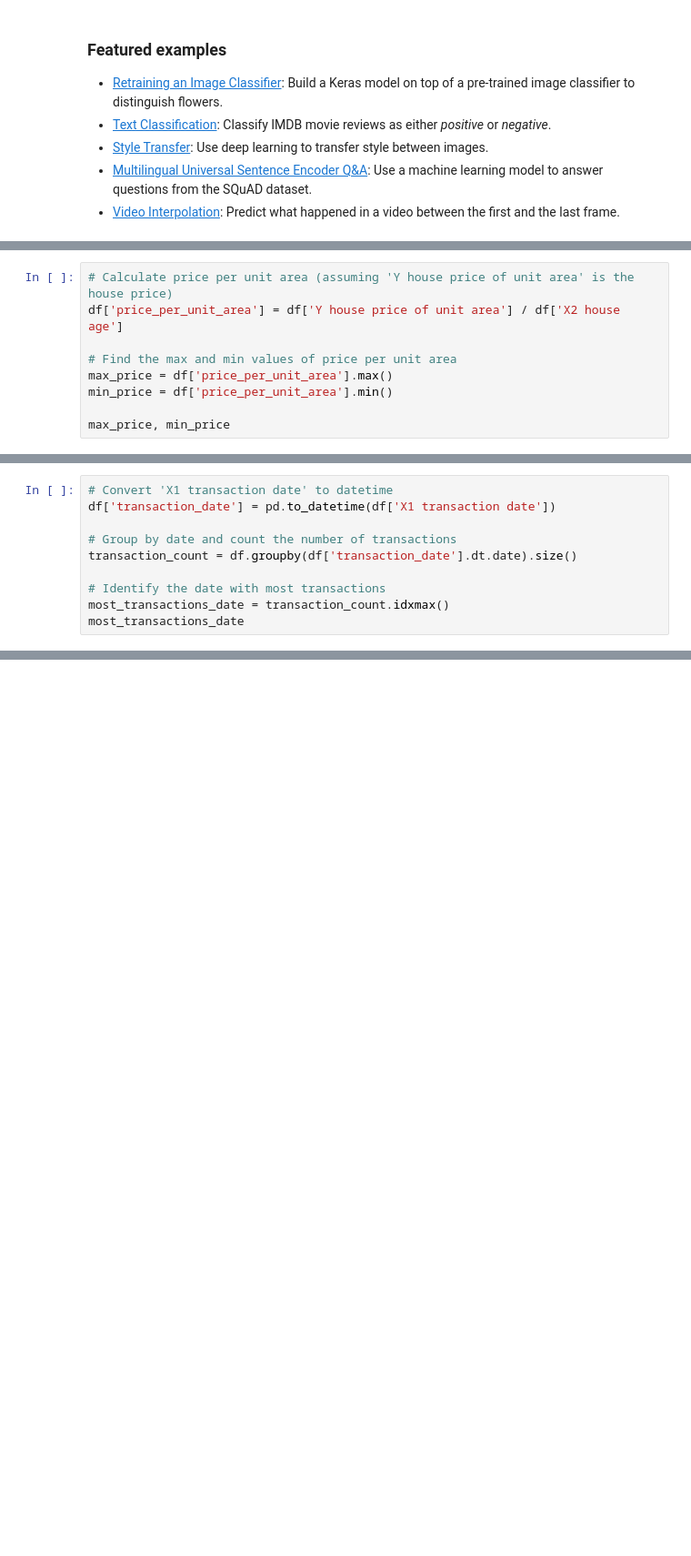
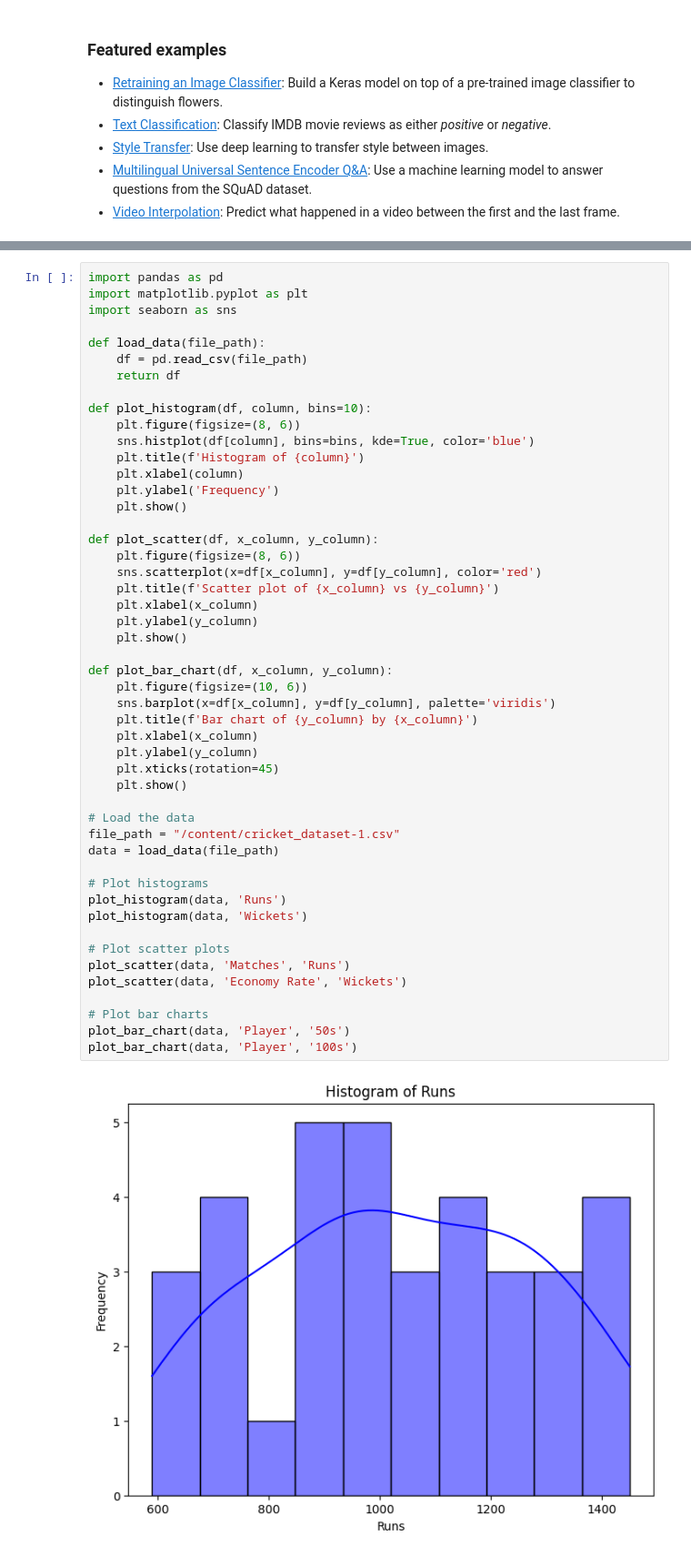
Before and after one commit to 2303a510B1/LAB-5, a Jupyter notebook: Welcome_To_Colab.ipynb, the cells around one changed output, grey strips where cells are left out. Shown: that part at 91% size. Drawn from its saved outputs; the diff is of its cells as text; blank space fills up the shorter version.

```diff
--- a/Welcome_To_Colab.ipynb
+++ b/Welcome_To_Colab.ipynb
@@ -246,9 +186,0 @@ mrt_store_correlation
-# %%
-# Calculate price per unit area (assuming 'Y house price of unit area' is the house price)
-df['price_per_unit_area'] = df['Y house price of unit area'] / df['X2 house age']
-
-# Find the max and min values of price per unit area
-max_price = df['price_per_unit_area'].max()
-min_price = df['price_per_unit_area'].min()
-
-max_price, min_price
@@ -257,10 +186,0 @@ max_price, min_price
-# %%
-# Convert 'X1 transaction date' to datetime
-df['transaction_date'] = pd.to_datetime(df['X1 transaction date'])
-
-# Group by date and count the number of transactions
-transaction_count = df.groupby(df['transaction_date'].dt.date).size()
-
-# Identify the date with most transactions
-most_transactions_date = transaction_count.idxmax()
-most_transactions_date
@@ -278,0 +187,51 @@ mrt_store_correlation
+# %%
+import pandas as pd
+import matplotlib.pyplot as plt
+import seaborn as sns
+
+def load_data(file_path):
+    df = pd.read_csv(file_path)
+    return df
+
+def plot_histogram(df, column, bins=10):
+    plt.figure(figsize=(8, 6))
+    sns.histplot(df[column], bins=bins, kde=True, color='blue')
+    plt.title(f'Histogram of {column}')
+    plt.xlabel(column)
+    plt.ylabel('Frequency')
+    plt.show()
+
+def plot_scatter(df, x_column, y_column):
+    plt.figure(figsize=(8, 6))
+    sns.scatterplot(x=df[x_column], y=df[y_column], color='red')
+    plt.title(f'Scatter plot of {x_column} vs {y_column}')
+    plt.xlabel(x_column)
+    plt.ylabel(y_column)
+    plt.show()
+
+def plot_bar_chart(df, x_column, y_column):
+    plt.figure(figsize=(10, 6))
+    sns.barplot(x=df[x_column], y=df[y_column], palette='viridis')
+    plt.title(f'Bar chart of {y_column} by {x_column}')
+    plt.xlabel(x_column)
+    plt.ylabel(y_column)
+    plt.xticks(rotation=45)
+    plt.show()
+
+# Load the data
+file_path = "/content/cricket_dataset-1.csv"
+data = load_data(file_path)
+
+# Plot histograms
+plot_histogram(data, 'Runs')
+plot_histogram(data, 'Wickets')
+
+# Plot scatter plots
+plot_scatter(data, 'Matches', 'Runs')
+plot_scatter(data, 'Economy Rate', 'Wickets')
+
+# Plot bar charts
+plot_bar_chart(data, 'Player', '50s')
+plot_bar_chart(data, 'Player', '100s')
+# %% [output]
+[figure, added]
```
Also changed, not shown: parts of 11 cells of this notebook.
